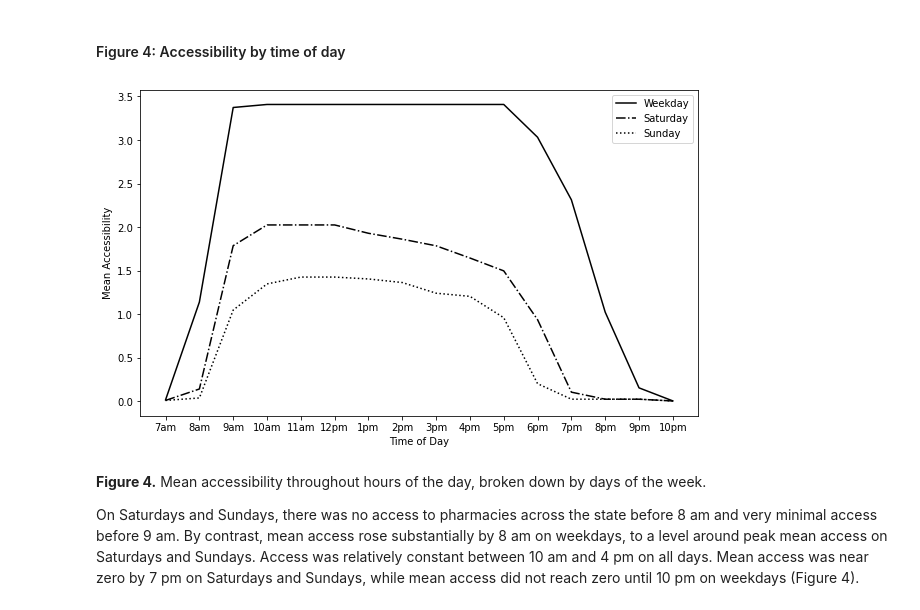
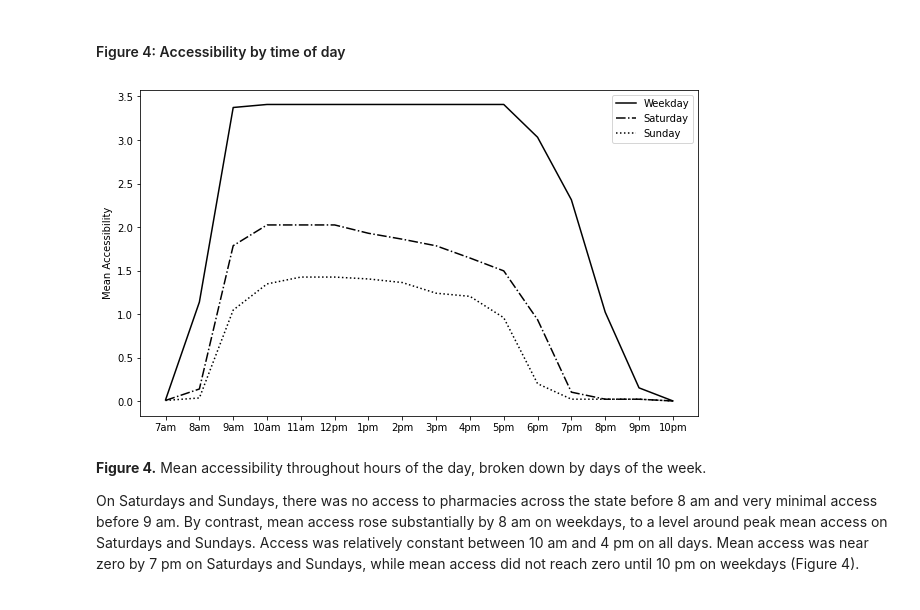
Before and after one commit to HEGSRR/OR-VT-Pharmacy, a Jupyter notebook: procedure/code/01_Pharmacy_Accessibility.ipynb, the cells around one changed output. Drawn from its saved outputs; the diff is of its cells as text; code cells hidden in the pictures.

Commit message:
Update figure label

```diff
--- a/procedure/code/01_Pharmacy_Accessibility.ipynb
+++ b/procedure/code/01_Pharmacy_Accessibility.ipynb
@@ -1126,35 +1126,35 @@ linegraph_df = mapping_df.copy()
 # Weekday
 access_columns_w = ['access_7week','access_8week','access_9week','access_10week','access_11week','access_12week', 'access_13week','access_14week','access_15week','access_16week','access_17week','access_18week','access_19week', 'access_20week', 'access_21week', 'access_22week']
 values_w = linegraph_df[access_columns_w].mean()  # Calculate the mean value for each access column
 
 # Saturday
 access_columns_s = ['access_7sat','access_8sat','access_9sat','access_10sat','access_11sat','access_12sat','access_13sat','access_14sat','access_15sat','access_16sat','access_17sat','access_18sat','access_19sat', 'access_20sat', 'access_21sat', 'access_22sat']
 values_s = linegraph_df[access_columns_s].mean()  # Calculate the mean value for each access column
 
 # Sunday
 access_columns_su = ['access_7sun','access_8sun','access_9sun','access_10sun', 'access_11sun','access_12sun','access_13sun','access_14sun', 'access_15sun', 'access_16sun', 'access_17sun', 'access_18sun', 'access_19sun', 'access_20sun', 'access_21sun', 'access_22sun']
 values_su = linegraph_df[access_columns_su].mean()  # Calculate the mean value for each access column
 
 # X-axis values for all three days
 common_x_values = ['7am', '8am', '9am', '10am', '11am','12pm','1pm', '2pm', '3pm', '4pm', '5pm', '6pm', '7pm', '8pm', '9pm', '10pm']
 
 # Plot together
 fig, ax = plt.subplots(figsize=(10, 6))
 plt.plot(common_x_values, values_w, label='Weekday', color='black', linestyle='-')
 plt.plot(common_x_values, values_s, label='Saturday', color='black', linestyle='-.')
 plt.plot(common_x_values, values_su, label='Sunday', color='black', linestyle=':')
 #plt.title('Access by Time of Day')
-plt.xlabel('Time of Day')
+#plt.xlabel('Time of Day')
 plt.ylabel('Mean Accessibility')
 plt.xticks()
 plt.yticks()
 plt.legend()
 plt.show()
 
 # save figure
 fig.savefig("./results/figures/figure4.jpg", dpi=300)
 # %% [output]
-[figure, old version]
+[figure, new version]
 # %% [markdown]
 **Figure 4.** Mean accessibility throughout hours of the day, broken down by days of the week.
 
```
